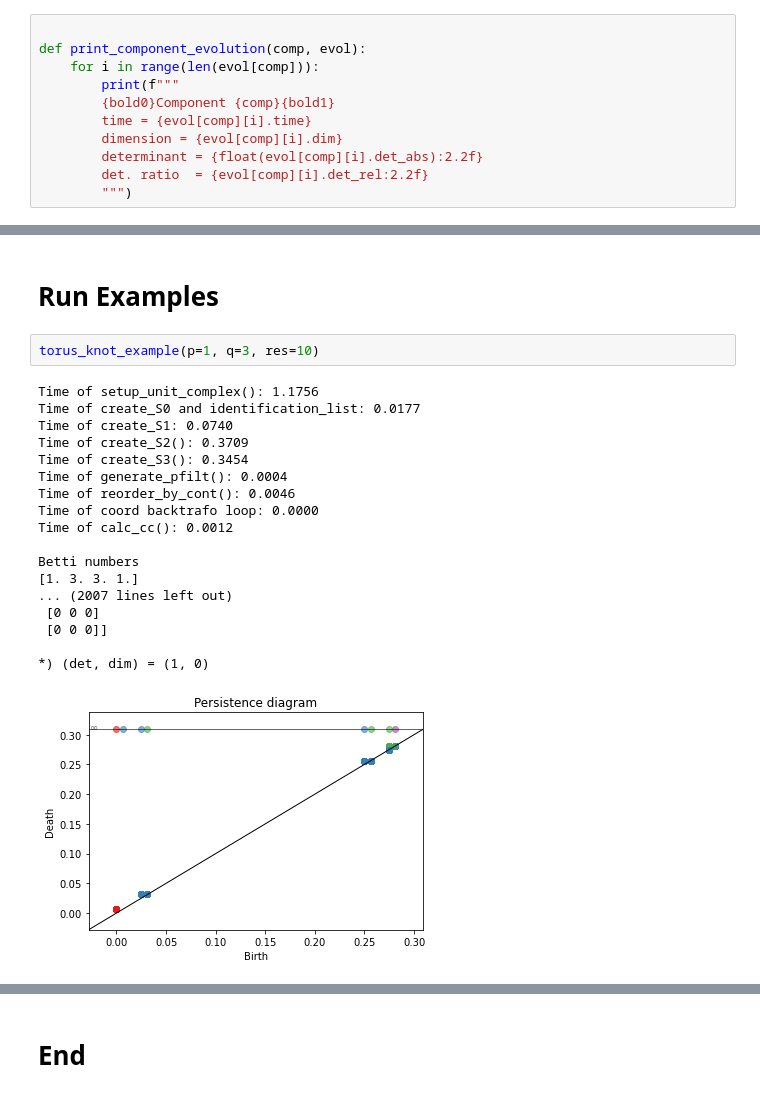
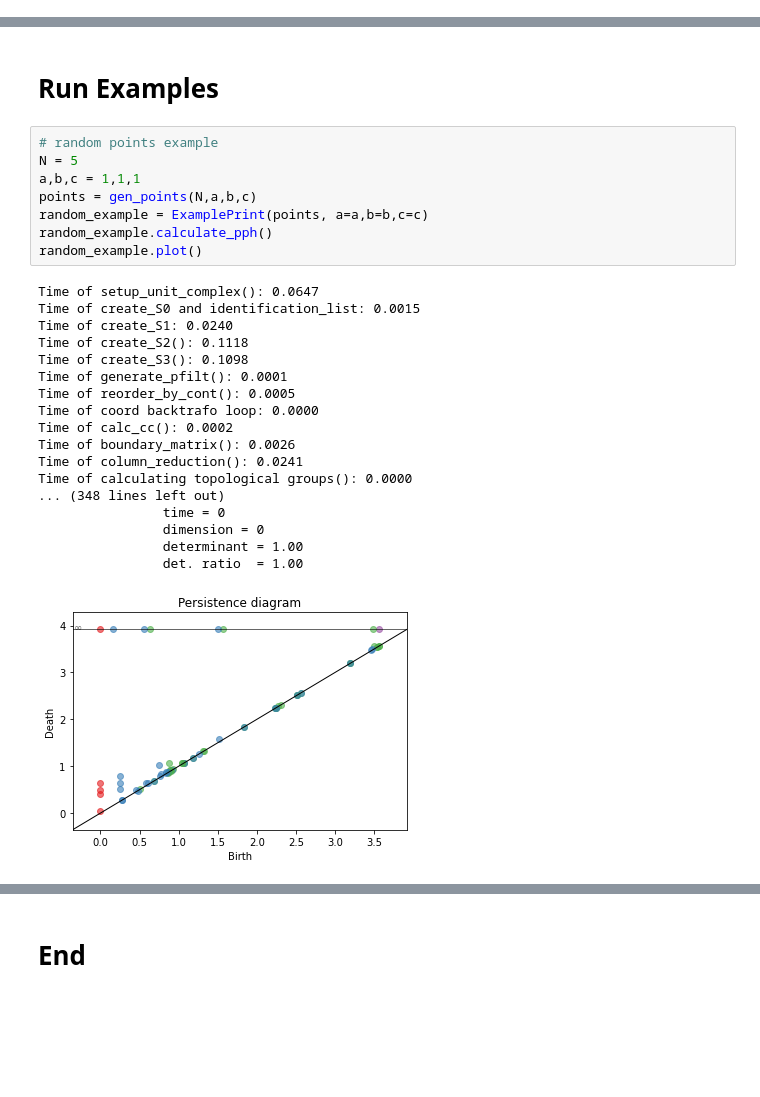
Before and after one commit to Chiara-ra/Masterthesis-Mathematics, a Jupyter notebook: Work_3d.ipynb, the cells around one changed output, grey strips where cells are left out. Saved outputs shown, nothing was run; the diff lists cells and outputs as text; blank space fills up the shorter version.

```diff
--- a/Work_3d.ipynb
+++ b/Work_3d.ipynb
@@ -1299,14 +1285,3 @@ Time of column_reduction(): 0.0151
-# %%
-
-def print_component_evolution(comp, evol):
-    for i in range(len(evol[comp])):
-        print(f"""
-        {bold0}Component {comp}{bold1}
-        time = {evol[comp][i].time}
-        dimension = {evol[comp][i].dim}
-        determinant = {float(evol[comp][i].det_abs):2.2f}
-        det. ratio  = {evol[comp][i].det_rel:2.2f}
-        """)
 # %% [markdown]
 # Testing and Examples
 # %% [markdown]
@@ -1328,23 +1331,29 @@ text
 # %% [markdown]
 # Run Examples
-# %%
-torus_knot_example(p=1, q=3, res=10)
-# %% [output]
-Time of setup_unit_complex(): 1.1756
-Time of create_S0 and identification_list: 0.0177
-Time of create_S1: 0.0740
-Time of create_S2(): 0.3709
-Time of create_S3(): 0.3454
-Time of generate_pfilt(): 0.0004
-Time of reorder_by_cont(): 0.0046
-Time of coord backtrafo loop: 0.0000
-Time of calc_cc(): 0.0012
-
-Betti numbers
-[1. 3. 3. 1.]
-... (2007 lines left out)
- [0 0 0]
- [0 0 0]]
-
-*) (det, dim) = (1, 0)
-[figure, removed]
+# %%
+# random points example
+N = 5
+a,b,c = 1,1,1
+points = gen_points(N,a,b,c)
+random_example = ExamplePrint(points, a=a,b=b,c=c)
+random_example.calculate_pph()
+random_example.plot()
+# %% [output]
+Time of setup_unit_complex(): 0.0647
+Time of create_S0 and identification_list: 0.0015
+Time of create_S1: 0.0240
+Time of create_S2(): 0.1118
+Time of create_S3(): 0.1098
+Time of generate_pfilt(): 0.0001
+Time of reorder_by_cont(): 0.0005
+Time of coord backtrafo loop: 0.0000
+Time of calc_cc(): 0.0002
+Time of boundary_matrix(): 0.0026
+Time of column_reduction(): 0.0241
+Time of calculating topological groups(): 0.0000
+... (348 lines left out)
+                time = 0
+                dimension = 0
+                determinant = 1.00
+                det. ratio  = 1.00
+[figure, added]
```
Also changed, not shown: parts of 19 cells of this notebook, 2 other files.
